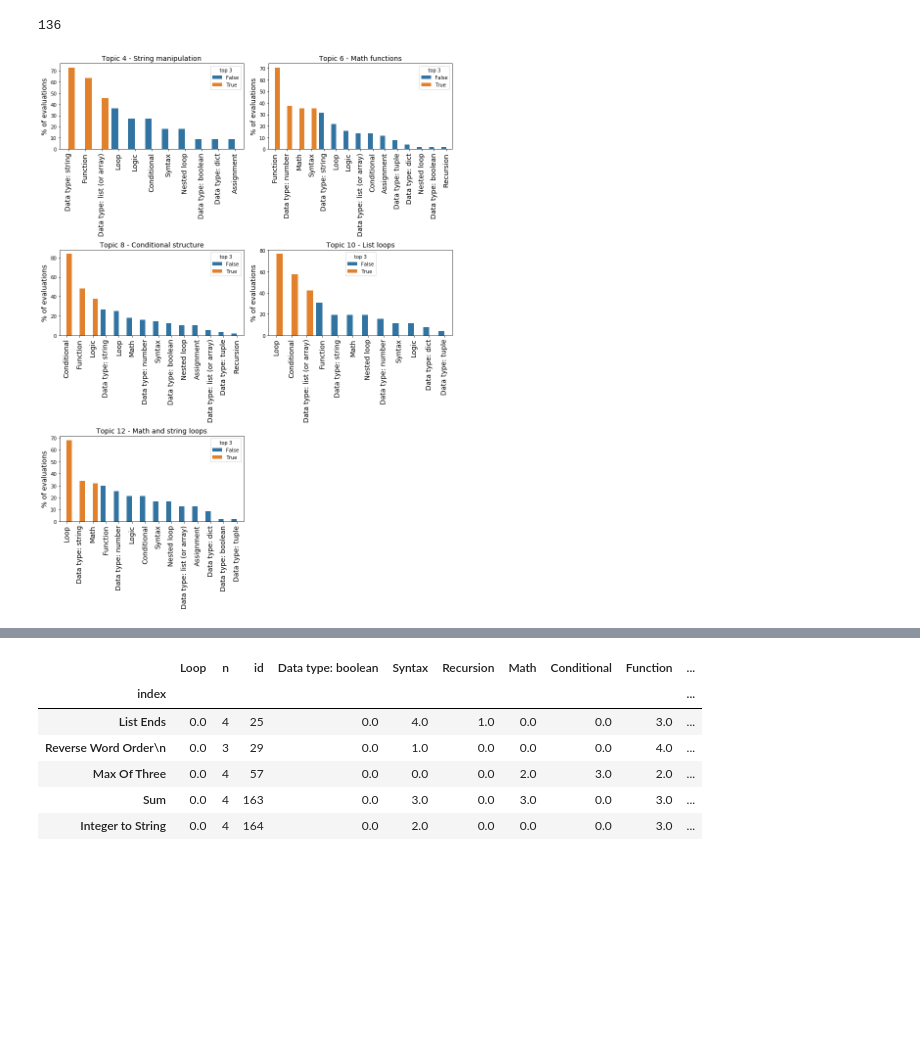
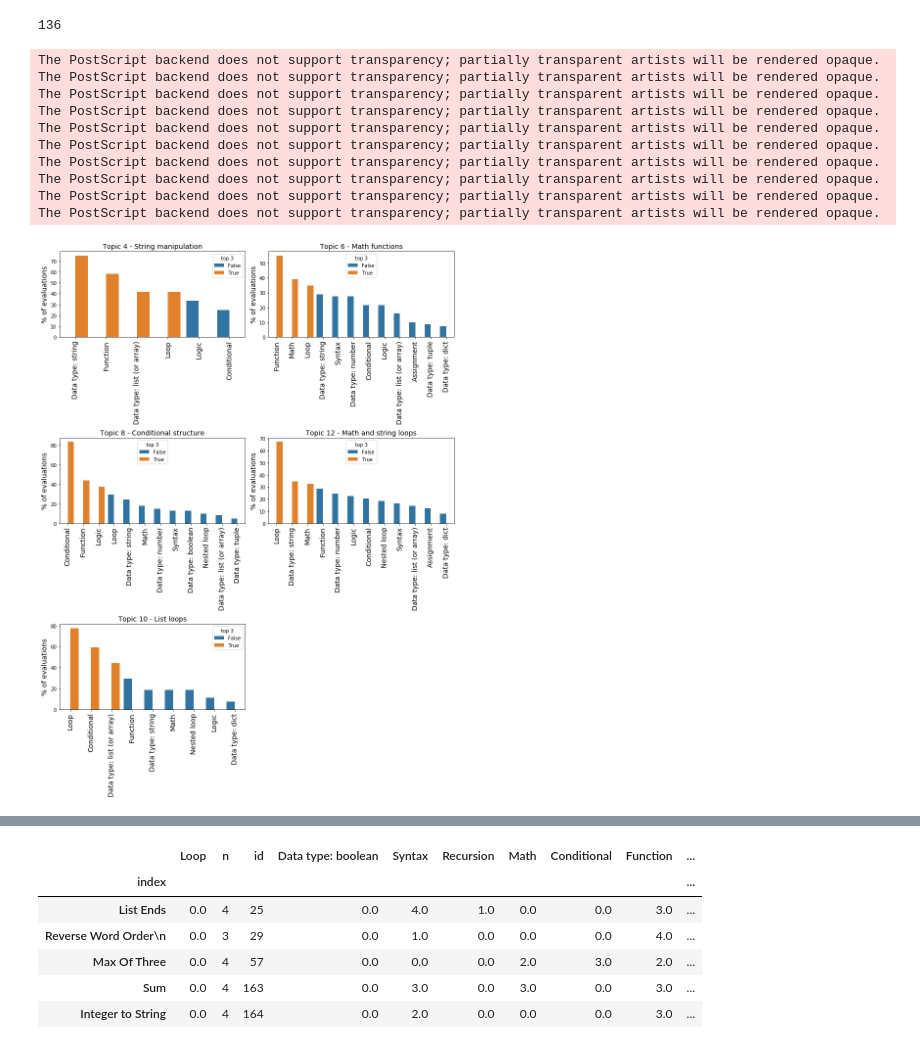
Before and after one commit to MachineTeachingEdu/machine-teaching, a Jupyter notebook: machineteaching/2019_05_28 - Concept Validation.ipynb, the cells around one changed output, grey strips where cells are left out. Saved outputs shown, nothing was run; the diff lists cells and outputs as text; code cells hidden in the pictures; blank space fills up the shorter version.

```diff
--- a/machineteaching/2019_05_28 - Concept Validation.ipynb
+++ b/machineteaching/2019_05_28 - Concept Validation.ipynb
@@ -143,35 +125,50 @@ for idx_cluster, cluster in enumerate(clusters):
     # Get voted concepts
     concept_solution = concepts.filter(solution__in=solution_cluster)
 
     # Calculate max of points a concept can have
     user_count = concept_solution.values_list('solution').annotate(count=Count('user', distinct=True))
     max_points = sum(list(zip(*user_count))[1])
 
+    # Just consider concepts that had more than one vote in the problem
+    count_per_problem = concept_solution.values_list('concept__label', 'solution').annotate(count=Count('concept'))
+    allowed_concepts = count_per_problem.filter(count__gt=1).values('concept')
+
     # Count quantity of votes for each concept
-    count = list(concept_solution.values_list('concept__label').annotate(count=Count('concept')))
+    count = list(concept_solution.filter(concept__in=allowed_concepts
+                                        ).values_list('concept__label').annotate(count=Count('concept')))
     count.sort(key=operator.itemgetter(1), reverse=True)
 
     # Transform to percentage and set threshold limit for top 3 results
     df = pd.DataFrame(count, columns=["concept", "count"])
     df['count'] = df.apply(lambda x: x["count"]/max_points*100, axis=1)
     threshold = df.nlargest(3, 'count').tail(1)['count'].tolist()[0]
     df['top 3'] = df.apply(lambda x: True if x["count"] >= threshold else False, axis=1)
 
     # Plot
     subplot = 321 + idx_cluster
     fig.add_subplot(subplot)
     plt.title("Topic %d - %s" % (cluster.id, cluster.label), fontsize=14)
     sns.barplot(x='concept', y='count', hue='top 3', data=df)
     plt.xticks(fontsize=14, rotation=90)
     plt.xlabel("")
     plt.ylabel("% of evaluations", fontsize=14)
 
 plt.tight_layout()
 plt.savefig("images/evaluation.png")
 plt.savefig("images/evaluation.eps", format="eps")
 plt.show()
 # %% [output]
+The PostScript backend does not support transparency; partially transparent artists will be rendered opaque.
+The PostScript backend does not support transparency; partially transparent artists will be rendered opaque.
+The PostScript backend does not support transparency; partially transparent artists will be rendered opaque.
+The PostScript backend does not support transparency; partially transparent artists will be rendered opaque.
+The PostScript backend does not support transparency; partially transparent artists will be rendered opaque.
+The PostScript backend does not support transparency; partially transparent artists will be rendered opaque.
+The PostScript backend does not support transparency; partially transparent artists will be rendered opaque.
+The PostScript backend does not support transparency; partially transparent artists will be rendered opaque.
+The PostScript backend does not support transparency; partially transparent artists will be rendered opaque.
+The PostScript backend does not support transparency; partially transparent artists will be rendered opaque.
-[figure, old version]
+[figure, new version]
 # %%
 # Scores
 scores = defaultdict(dict)
```
Also changed, not shown: parts of 4 cells of this notebook, 8 other files.
